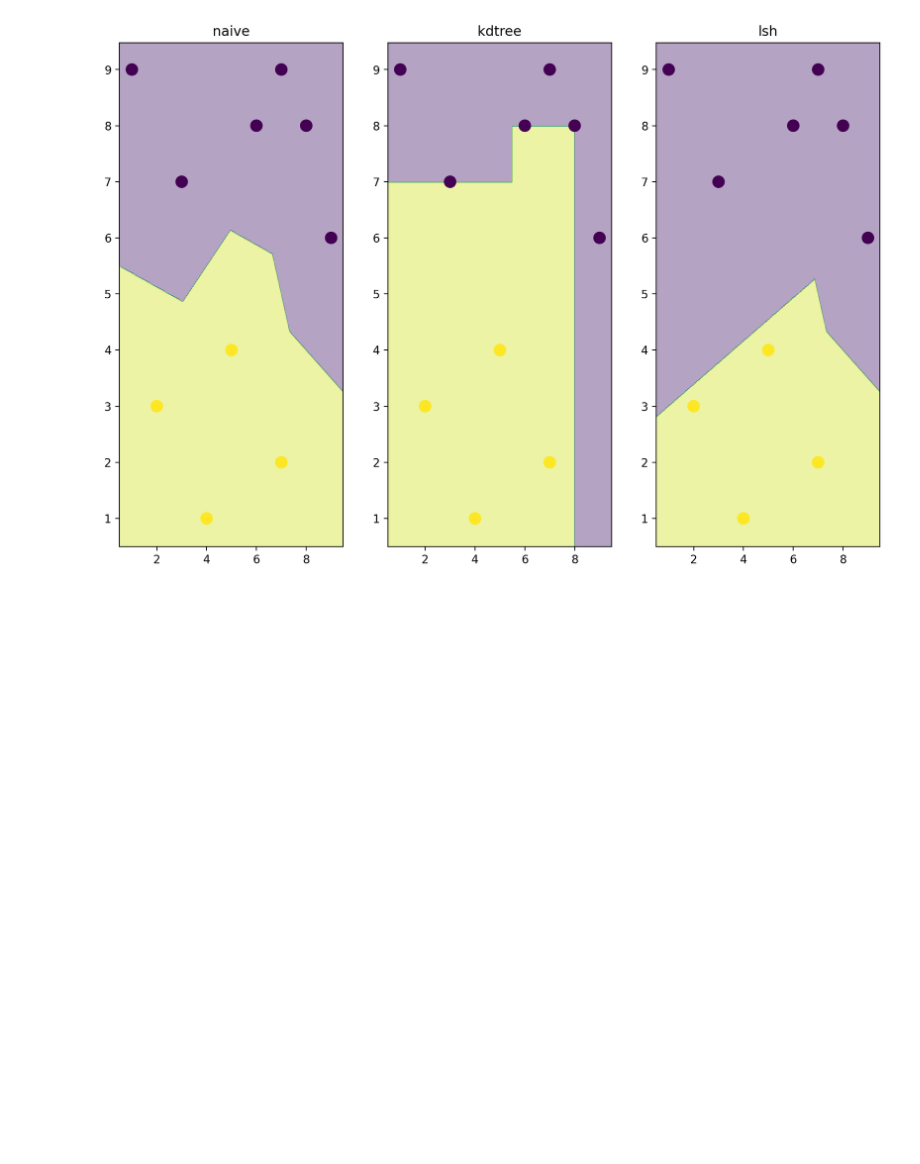
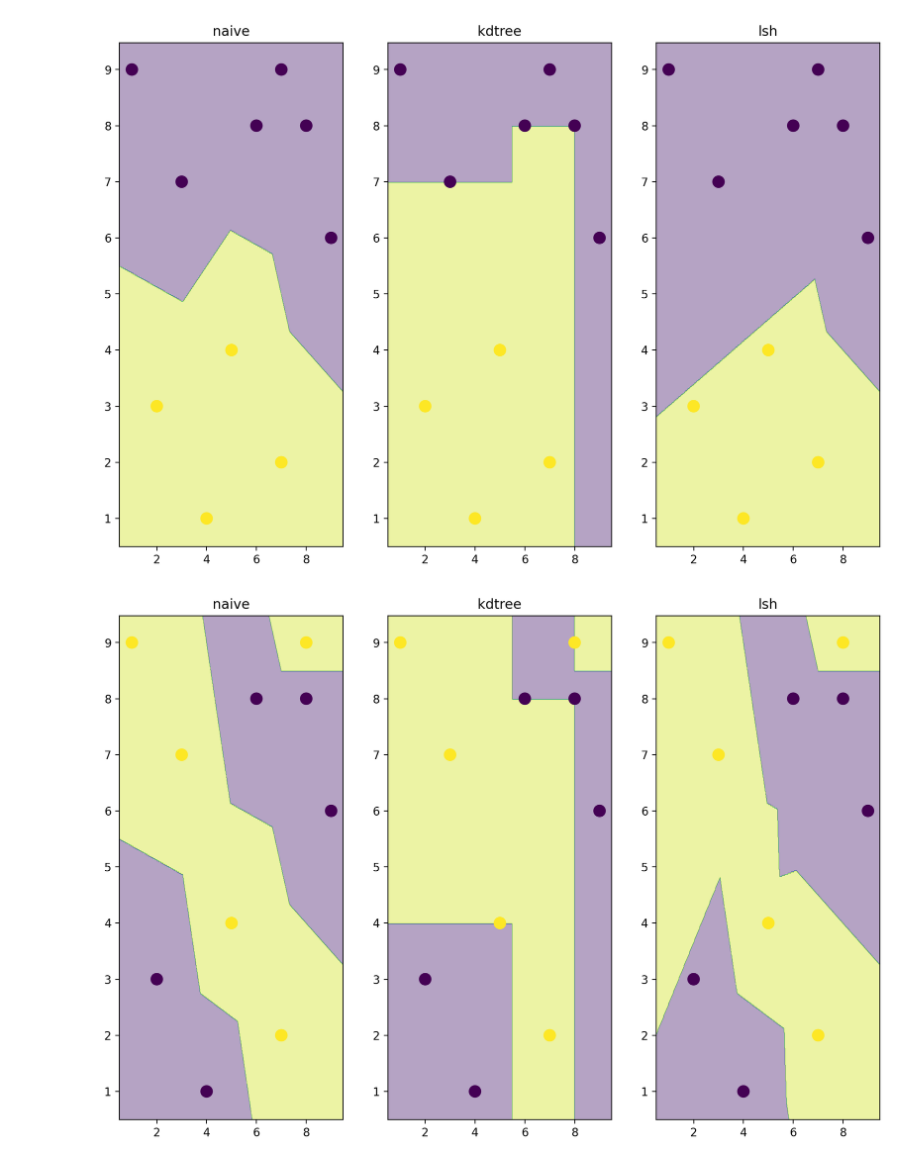
Before and after one commit to YYashraj/Assignment4-ES335-2024-sanity-descent, a Jupyter notebook: KNN.ipynb, the cells around one changed output. Cells and saved outputs as stored; diff of their text form; code cells hidden in the pictures; blank space fills up the shorter version.

```diff
--- a/KNN.ipynb
+++ b/KNN.ipynb
@@ -1398,3 +1398,16 @@ for i, model in enumerate(["naive","kdtree","lsh"]):
     plt.title(model)
 # %% [output]
 [figure]
+# %%
+X = np.array([[1,9],[3,7],[2,3],[4,1],[5,4],[7,2],[6,8],[8,9],[9,6],[8,8]])
+y = np.array([1,1,0,0,1,1,0,1,0,0])
+
+plt.figure(figsize=(12, 8))
+plt.scatter(X[:, 0], X[:, 1], c=y, s=100, cmap='viridis')
+
+for i, model in enumerate(["naive","kdtree","lsh"]):
+    plt.subplot(1, 3, i + 1)
+    plot_decision_boundary(model, X, y, 1)
+    plt.title(model)
+# %% [output]
+[figure, added]
```
